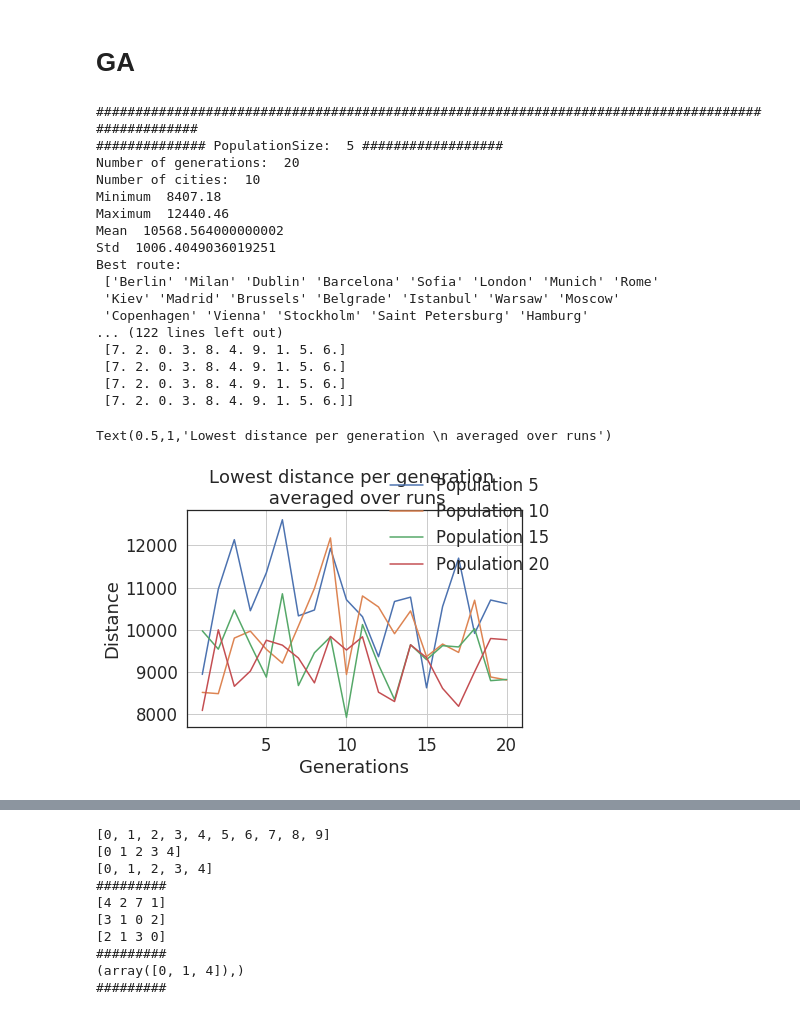
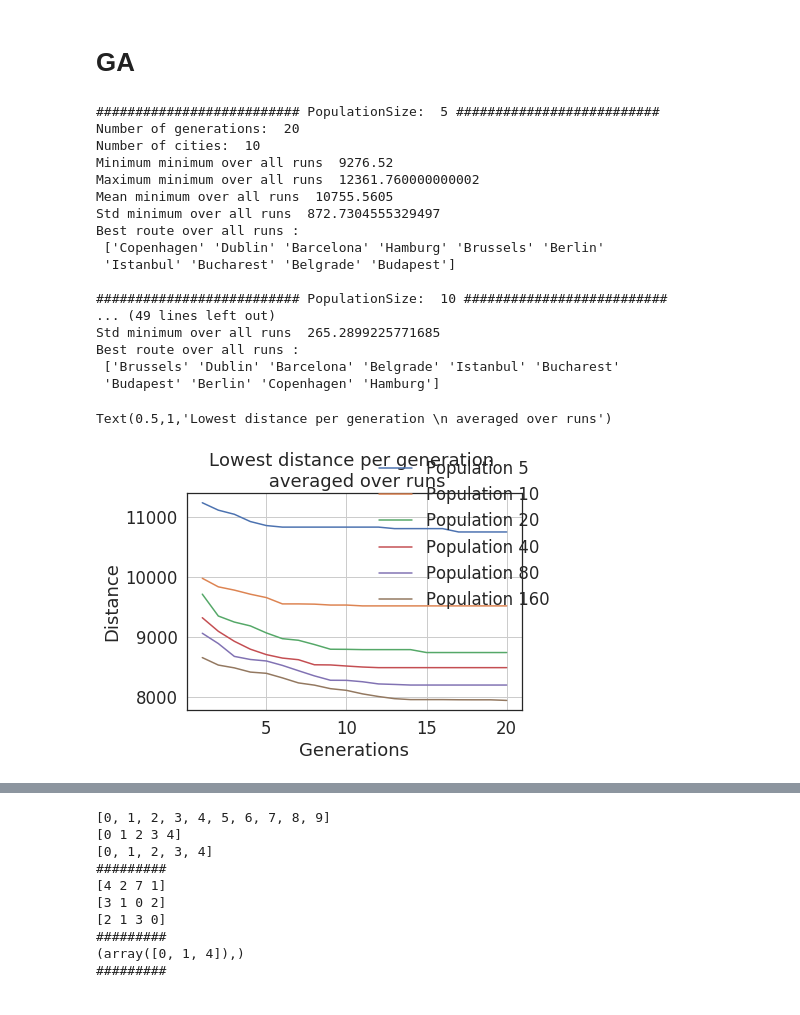
Before and after one commit to kaaja/BIC, a Jupyter notebook: m1/m1.ipynb, the cells around one changed output, grey strips where cells are left out. Cells and saved outputs as stored; diff of their text form; code cells hidden in the pictures.

```diff
--- a/m1/m1.ipynb
+++ b/m1/m1.ipynb
@@ -438,8 +438,8 @@ class GA:
 
         return self.population, distances, self.bestIndividual, minimumValue, bestIndividualNames
 
-print('##################################################################################################')
-populationSizes = 5, 10, 15, 20
+#print('##################################################################################################')
+populationSizes = 5, 10, 20, 40, 80, 160
 generationalAveragesAllPopulations = []
 for populationSize in populationSizes:
 
@@ -462,56 +462,57 @@ for populationSize in populationSizes:
         #     minimumValue, '\n bestIndividualNames', bestIndividualNames)
         distances.append(minimumValue)
         #print('minimumValue', minimumValue)
         bestTours.append(bestIndividualNames)
 
     #print('\n Generation array', generationArray)
 
     generationalAverageOverRuns = np.zeros(numberOfGenerations)
+    #print('size generationArray: ', np.shape(generationArray))
     for generation in range(numberOfGenerations):
-        generationalAverageOverRuns[generation] = np.average(generationArray[:][generation])
+        generationalAverageOverRuns[generation] = np.average(generationArray[:,generation])
     generationalAveragesAllPopulations.append(generationalAverageOverRuns)
 
-    print('############## PopulationSize: ', populationSize, '##################')
+    print('########################## PopulationSize: ', populationSize, '##########################')
     print('Number of generations: ', numberOfGenerations)
     print('Number of cities: ', numberOfCities)
     minDistance = np.min(distances)
-    print('Minimum ', minDistance)
+    print('Minimum minimum over all runs ', minDistance)
     maxDistance = np.max(distances)
-    print('Maximum ', maxDistance)
+    print('Maximum minimum over all runs ', maxDistance)
     meanDistance = np.mean(distances)
-    print('Mean ', meanDistance)
+    print('Mean minimum over all runs ', meanDistance)
     stdDistance = np.std(distances)
-    print('Std ', stdDistance)
+    print('Std minimum over all runs ', stdDistance)
     minDistanceIndex = np.concatenate(np.argwhere(distances == minDistance))
-    print('Best route: \n', routes[minDistanceIndex[0]], '\n')
-    print('\n generationalAverageOverRuns \n', generationalAverageOverRuns, '\n')
-    print('Population last run (1 individual per row): \n', survivalPopulation, '\n')
-
+    print('Best route over all runs : \n', bestTours[minDistanceIndex[0]], '\n')
+    #print('\n generationalAverageOverRuns \n', generationalAverageOverRuns, '\n')
+    #print('Population last run (1 individual per row): \n', survivalPopulation, '\n')
+    #print('\n TESTING routes: ', routes, '\n')
 fig, ax = plt.subplots()
 for populationSetting in range(len(populationSizes)):
     ax.plot(np.arange(1, numberOfGenerations+1), generationalAveragesAllPopulations[populationSetting], \
            label='Population %d' % populationSizes[populationSetting])
 fig.legend()
 ax.set_xlabel('Generations')
 ax.set_ylabel('Distance')
 ax.set_title('Lowest distance per generation \n averaged over runs')
 # %% [output]
-##################################################################################################
-############## PopulationSize:  5 ##################
+########################## PopulationSize:  5 ##########################
 Number of generations:  20
 Number of cities:  10
-Minimum  8407.18
-Maximum  12440.46
-Mean  10568.564000000002
-Std  1006.4049036019251
-Best route:
- ['Berlin' 'Milan' 'Dublin' 'Barcelona' 'Sofia' 'London' 'Munich' 'Rome'
- 'Kiev' 'Madrid' 'Brussels' 'Belgrade' 'Istanbul' 'Warsaw' 'Moscow'
- 'Copenhagen' 'Vienna' 'Stockholm' 'Saint Petersburg' 'Hamburg'
-... (122 lines left out)
- [7. 2. 0. 3. 8. 4. 9. 1. 5. 6.]
- [7. 2. 0. 3. 8. 4. 9. 1. 5. 6.]
- [7. 2. 0. 3. 8. 4. 9. 1. 5. 6.]
- [7. 2. 0. 3. 8. 4. 9. 1. 5. 6.]]
+Minimum minimum over all runs  9276.52
+Maximum minimum over all runs  12361.760000000002
+Mean minimum over all runs  10755.5605
+Std minimum over all runs  872.7304555329497
+Best route over all runs :
+ ['Copenhagen' 'Dublin' 'Barcelona' 'Hamburg' 'Brussels' 'Berlin'
+ 'Istanbul' 'Bucharest' 'Belgrade' 'Budapest']
+
+########################## PopulationSize:  10 ##########################
+... (49 lines left out)
+Std minimum over all runs  265.2899225771685
+Best route over all runs :
+ ['Brussels' 'Dublin' 'Barcelona' 'Belgrade' 'Istanbul' 'Bucharest'
+ 'Budapest' 'Berlin' 'Copenhagen' 'Hamburg']
 Text(0.5,1,'Lowest distance per generation \n averaged over runs')
-[figure, old version]
+[figure, new version]
```
Also changed, not shown: parts of 1 cell of this notebook.
